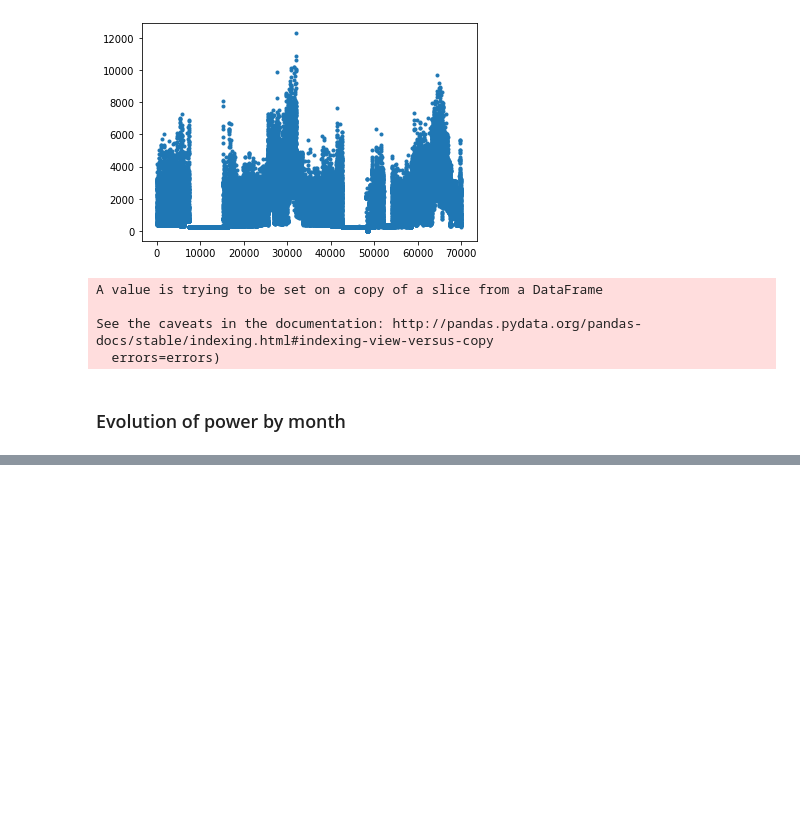
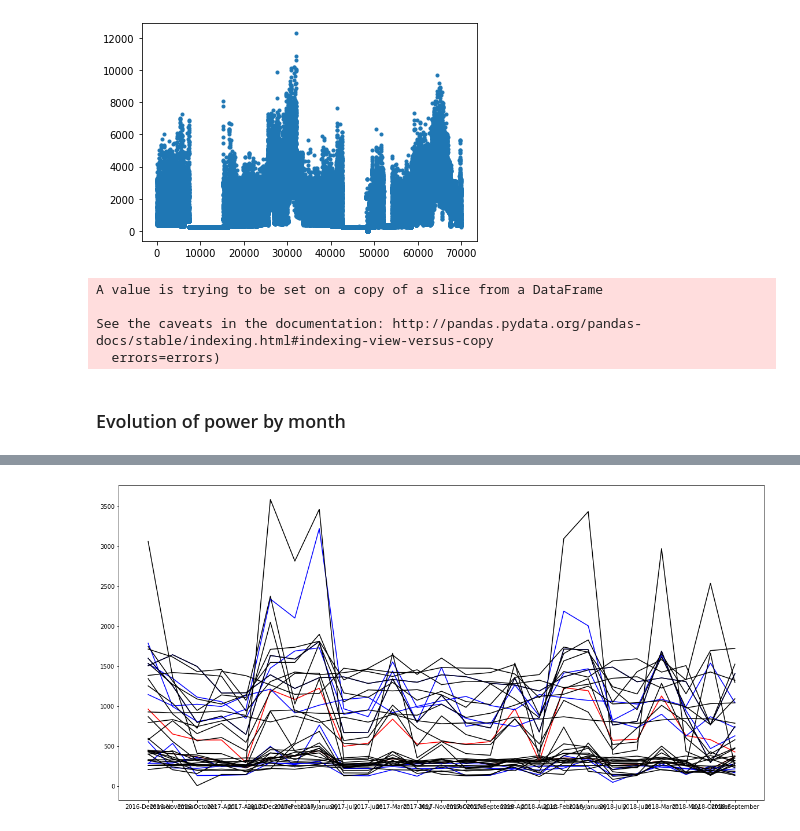
Before and after one commit to energy-army-knife/hack-the-electron-a, a Jupyter notebook: notebooks/dataset_analysis.ipynb, the cells around one changed output, grey strips where cells are left out. Cells and saved outputs as stored; diff of their text form; code cells hidden in the pictures; blank space fills up the shorter version.

```diff
--- a/notebooks/dataset_analysis.ipynb
+++ b/notebooks/dataset_analysis.ipynb
@@ -104,8 +96,0 @@ for year in ["2016", "2017", "2018"]:
-# %%
-cmap = plt.get_cmap('gnuplot')
-colors = [cmap(i) for i in np.linspace(0, 1, mean_power_months.shape[1])]
-
-figure(num=None, figsize=(20, 10), facecolor='w', edgecolor='k')
-for i, color in enumerate(colors, start=1):
-    plt.plot(range(24), mean_power_months[:,i-1], color=color)
-plt.show()
@@ -152,0 +119,11 @@ plt.show()
+# %%
+building_data_loader = BuildingDataLoader("../resources/HackTheElectron dataset support data/"
+                                              "Building Info-Table 1.csv")
+
+figure(num=None, figsize=(20, 10), facecolor='w', edgecolor='k')
+building_types = ["Small", "Medium", "Large"]
+for i, building_type in enumerate(building_types):
+    meters_ids = building_data_loader.get_meters_id_by_building_type(building_type)
+    plt.plot(database_group_by_month[set(meters_ids) & set(database_group_by_month.columns)], color=colors[i])
+# %% [output]
+[figure, added]
```
Also changed, not shown: parts of 9 cells of this notebook, 2 other files.
